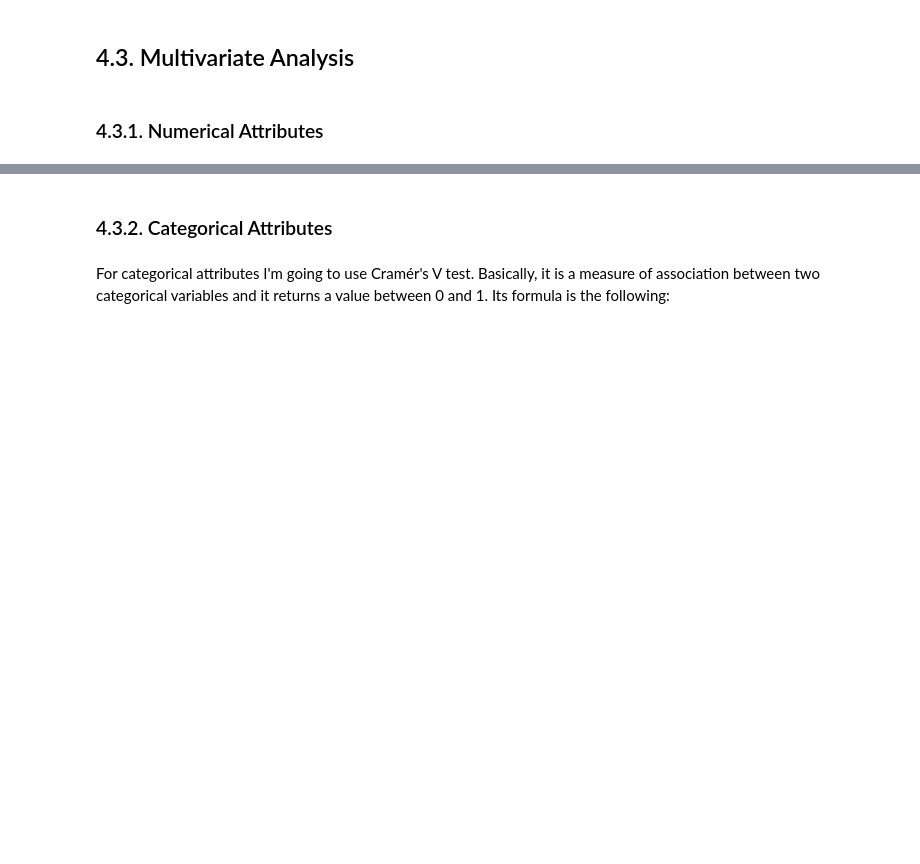
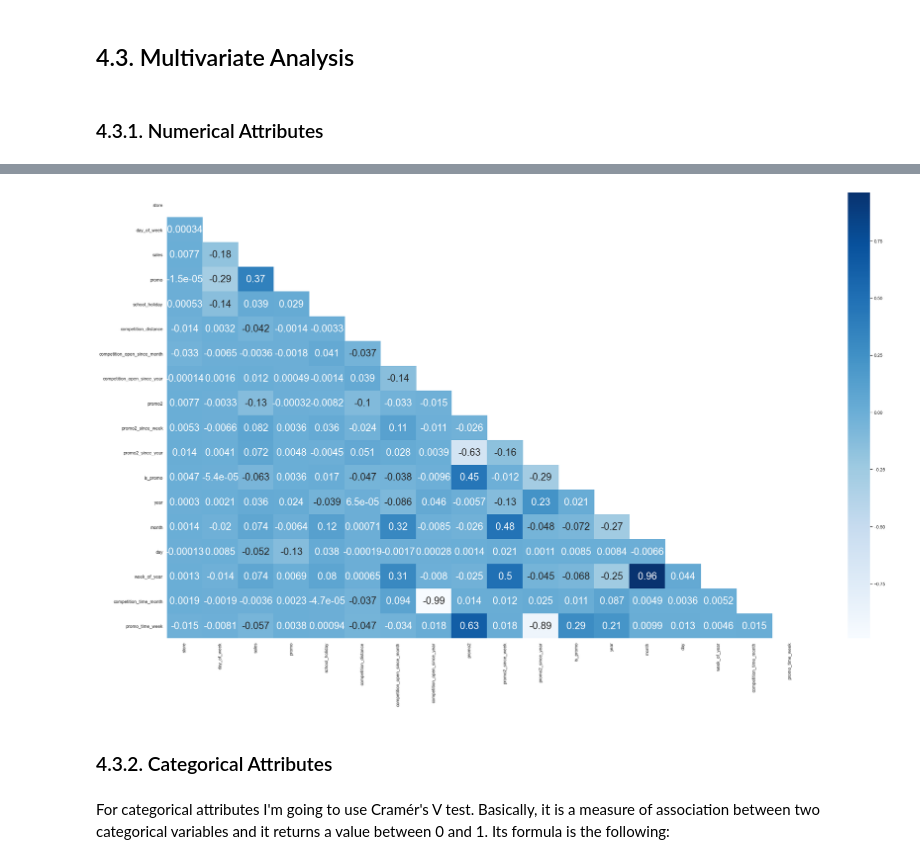
Before and after one commit to KattsonBastos/rossmann_sales_prediction, a Jupyter notebook: notebooks/m10_v01_store_sales_prediction.ipynb, the cells around one changed output, grey strips where cells are left out. Cells and saved outputs as stored; diff of their text form; code cells hidden in the pictures; blank space fills up the shorter version.

```diff
--- a/notebooks/m10_v01_store_sales_prediction.ipynb
+++ b/notebooks/m10_v01_store_sales_prediction.ipynb
@@ -929,3 +908,10 @@ num_attributes.corr( 'pearson' ).style.background_gradient()
+# %%
+mask = np.zeros_like( num_attributes.corr(), dtype=np.bool )
+mask[np.triu_indices_from( mask )] = True
+plt.subplots( figsize = ( 35,20 ) )
+sns.heatmap( num_attributes.corr(), cmap='Blues', mask = mask, annot=True, center = 0 )
+# %% [output]
+[figure, added]
 # %% [markdown]
 ### 4.3.2. Categorical Attributes
 # %% [markdown]
```
Also changed, not shown: parts of 5 cells of this notebook.
